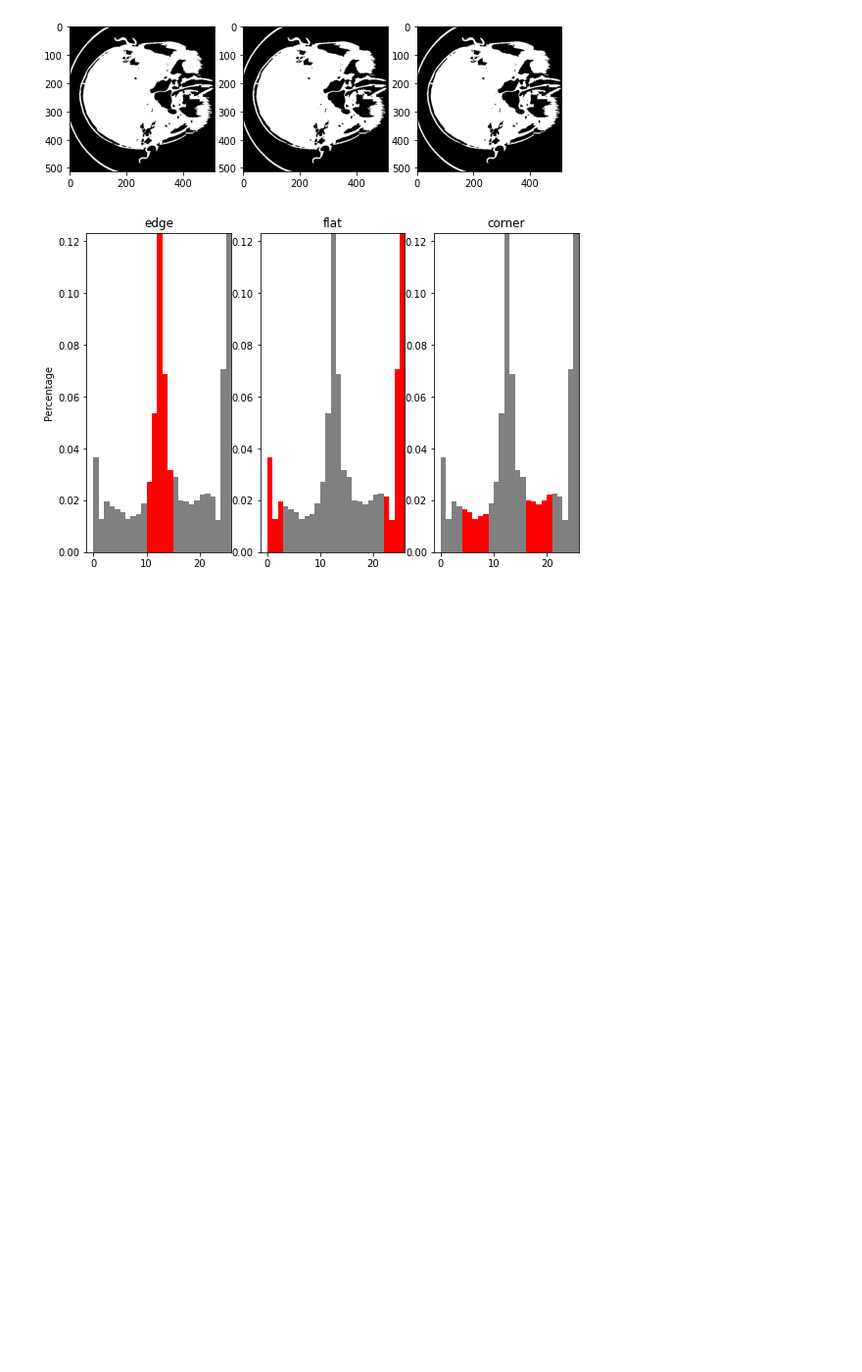
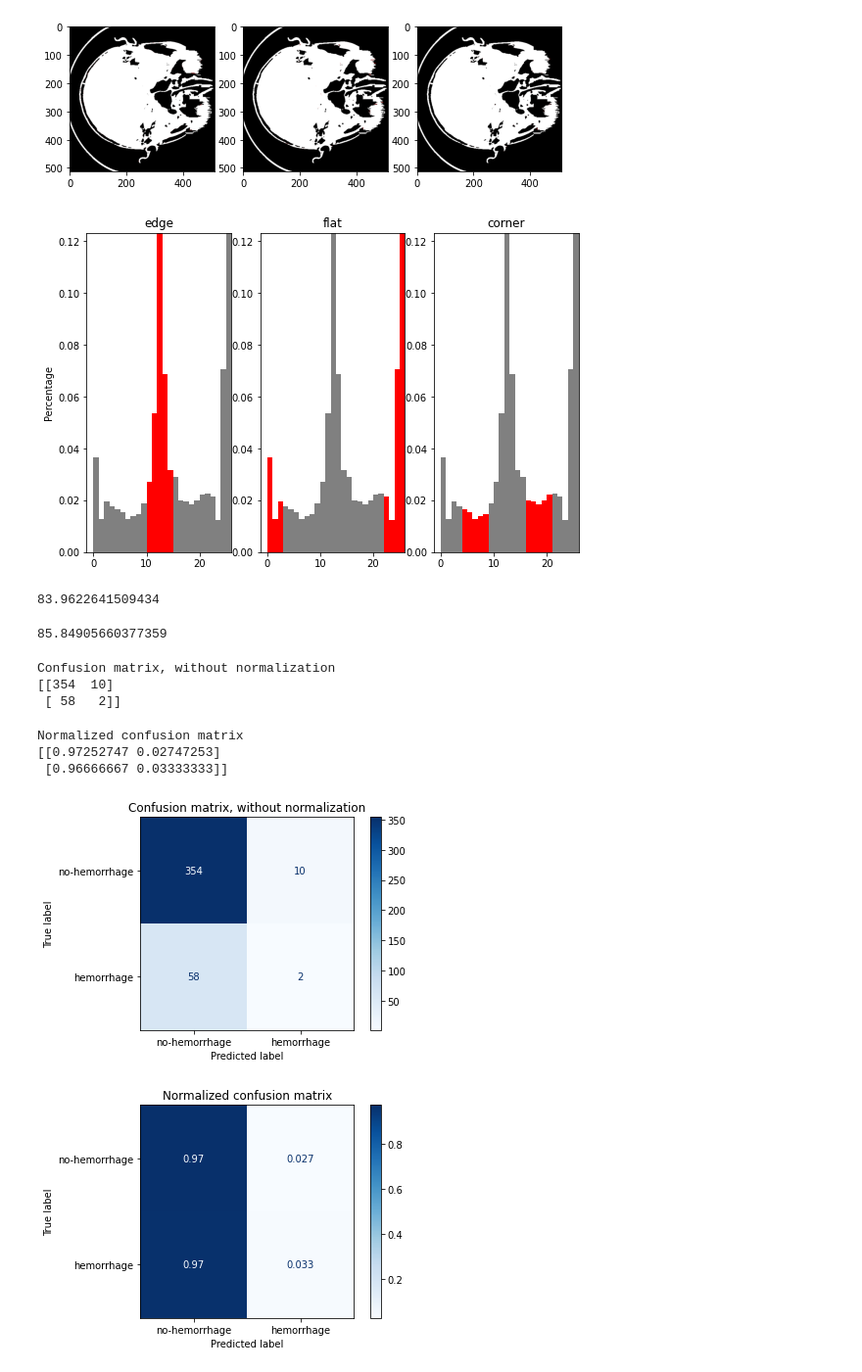
Before and after one commit to lqcharska/Hemorrhage-Detection, a Jupyter notebook: HemorrhageDetection/HemorrhageDetection.ipynb, the cells around one changed output. Shown at 98% size. Cells and saved outputs as stored; diff of their text form; code cells hidden in the pictures; blank space fills up the shorter version.

Commit message:
Binary Classifciation using SVM and random forest

```diff
--- a/HemorrhageDetection/HemorrhageDetection.ipynb
+++ b/HemorrhageDetection/HemorrhageDetection.ipynb
@@ -322,0 +413,23 @@ Clipping input data to the valid range for imshow with RGB data ([0..1] for floa
+# %%
+# SVM classification
+svm_accuracy = Classification(trainData, trainLabels, testData, testLabels).calculate_accuracy("svm")
+print(svm_accuracy)
+# %% [output]
+83.9622641509434
+# %%
+# Random forest classification
+rf_accuracy = Classification(trainData, trainLabels, testData, testLabels).calculate_accuracy("random_forest")
+print(rf_accuracy)
+# %% [output]
+85.84905660377359
+# %%
+Classification(trainData, trainLabels, testData, testLabels).create_confusion_matrix(classifier="svm")
+# %% [output]
+Confusion matrix, without normalization
+[[354  10]
+ [ 58   2]]
+Normalized confusion matrix
+[[0.97252747 0.02747253]
+ [0.96666667 0.03333333]]
+[figure, added]
+[figure, added]
```
Also changed, not shown: parts of 1 cell of this notebook.
